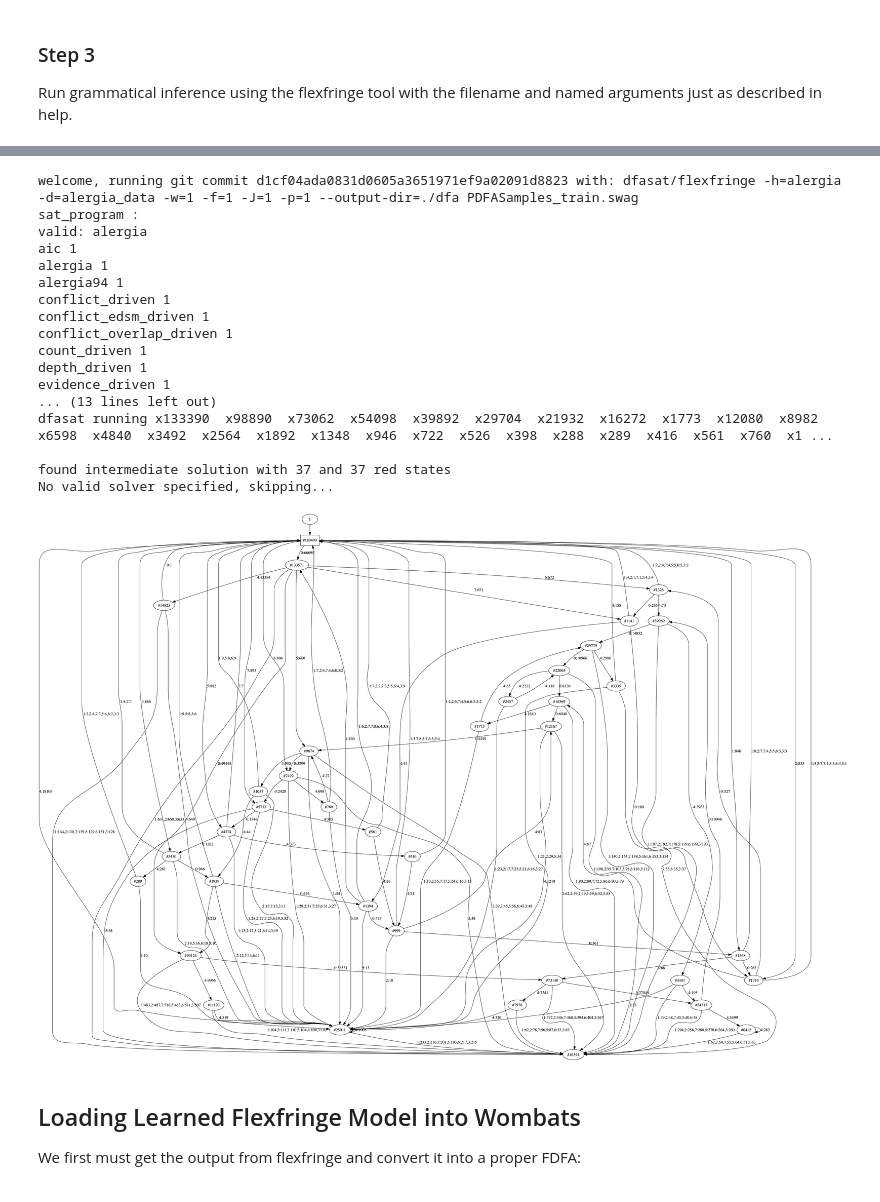
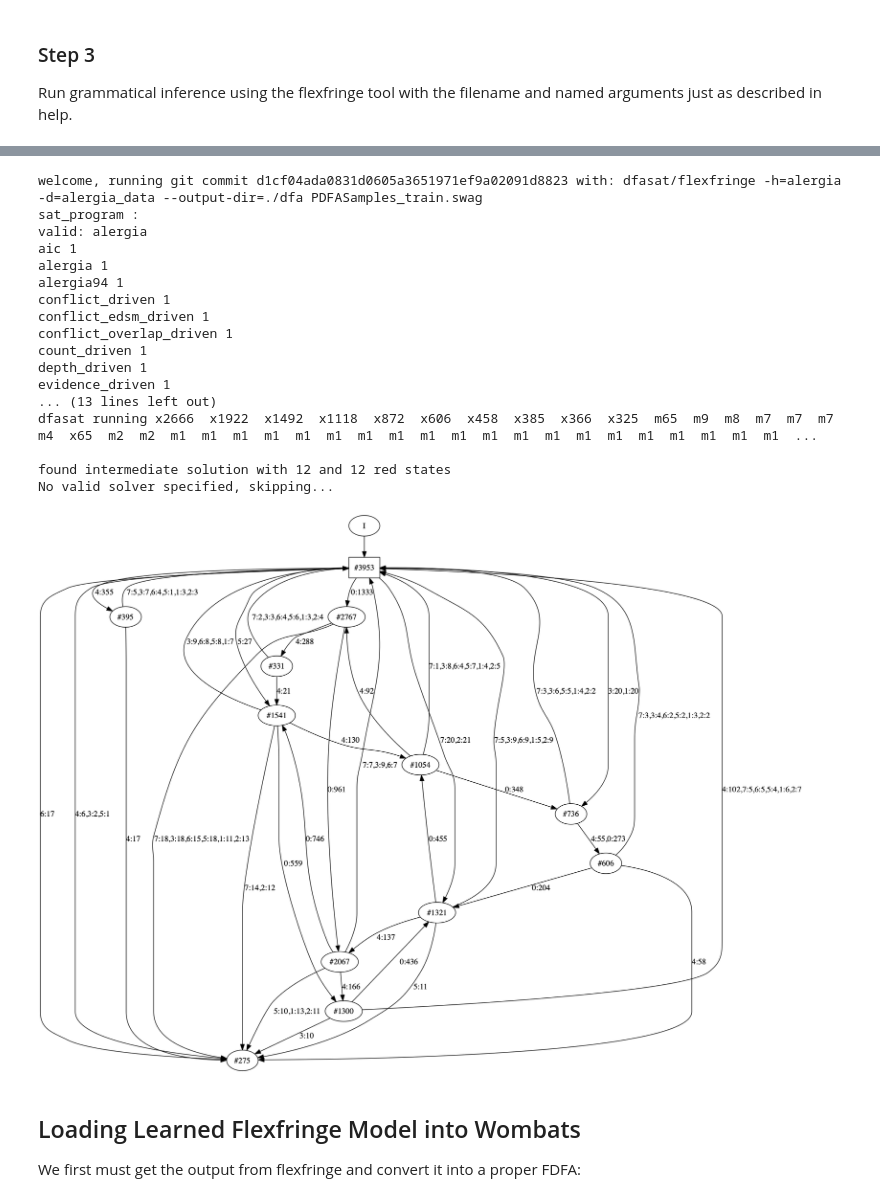
Before and after one commit to nicholasRenninger/wombats_experiments, a Jupyter notebook: flexfringe_test.ipynb, the cells around one changed output, grey strips where cells are left out. Cells and saved outputs as stored; diff of their text form; code cells hidden in the pictures.

```diff
--- a/flexfringe_test.ipynb
+++ b/flexfringe_test.ipynb
@@ -164,31 +157,27 @@ No output file was generated.
 # %%
 data = flexfringe.infer_model(training_file='PDFASamples_train.swag',
                               h='alergia',
-                              d='alergia_data',
-                              w='1',
-                              f='1',
-                              J='1',
-                              p='1')
+                              d='alergia_data')
 flexfringe.draw_IPython(data)
 # %% [output]
-welcome, running git commit d1cf04ada0831d0605a3651971ef9a02091d8823 with: dfasat/flexfringe -h=alergia -d=alergia_data -w=1 -f=1 -J=1 -p=1 --output-dir=./dfa PDFASamples_train.swag
+welcome, running git commit d1cf04ada0831d0605a3651971ef9a02091d8823 with: dfasat/flexfringe -h=alergia -d=alergia_data --output-dir=./dfa PDFASamples_train.swag
 sat_program :
 valid: alergia
 aic 1
 alergia 1
 alergia94 1
 conflict_driven 1
 conflict_edsm_driven 1
 conflict_overlap_driven 1
 count_driven 1
 depth_driven 1
 evidence_driven 1
 ... (13 lines left out)
-dfasat running x133390  x98890  x73062  x54098  x39892  x29704  x21932  x16272  x1773  x12080  x8982  x6598  x4840  x3492  x2564  x1892  x1348  x946  x722  x526  x398  x288  x289  x416  x561  x760  x1 ...
+dfasat running x2666  x1922  x1492  x1118  x872  x606  x458  x385  x366  x325  m65  m9  m8  m7  m7  m7  m4  x65  m2  m2  m1  m1  m1  m1  m1  m1  m1  m1  m1  m1  m1  m1  m1  m1  m1  m1  m1  m1  m1  m1  ...
 
-found intermediate solution with 37 and 37 red states
+found intermediate solution with 12 and 12 red states
 No valid solver specified, skipping...
-[figure, old version]
+[figure, new version]
 # %% [markdown]
 ## Loading Learned Flexfringe Model into Wombats
 
```
Also changed, not shown: parts of 13 cells of this notebook, 3 other files.
